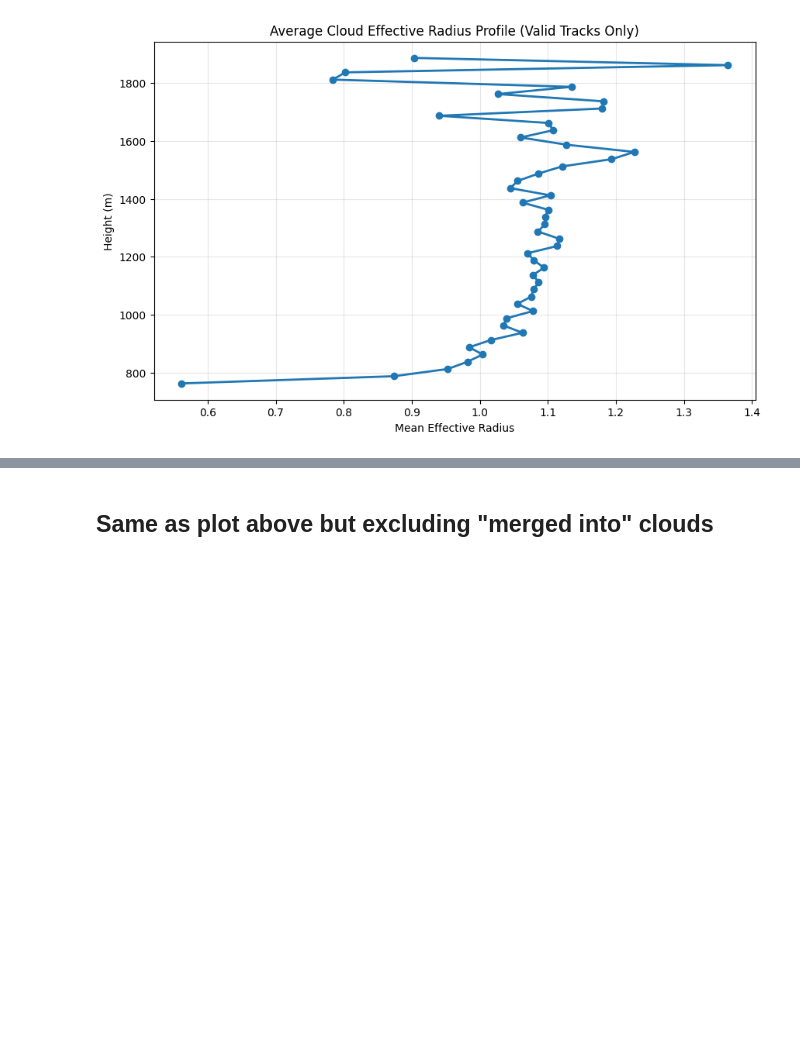
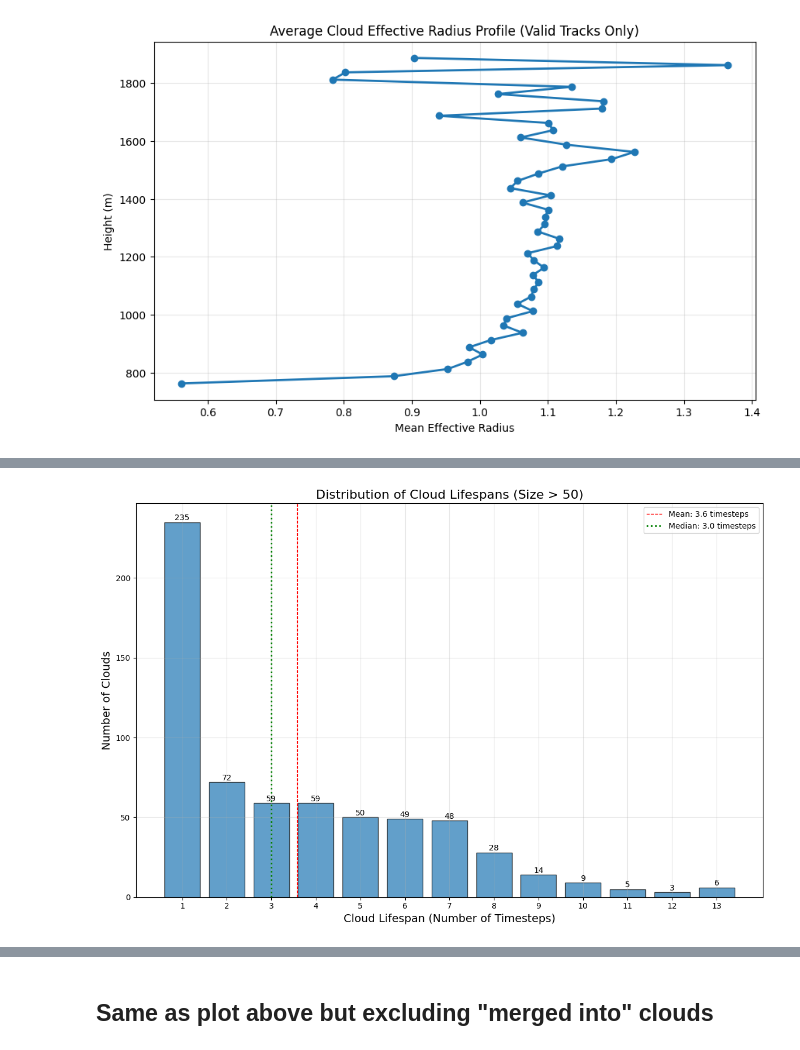
Before and after one commit to jurezgubic/CloudTracking, a Jupyter notebook: analysis/output_analysis_vertical_profiles.ipynb, the cells around one changed output, grey strips where cells are left out. Drawn from its saved outputs; the diff is of its cells as text; code cells hidden in the pictures; blank space fills up the shorter version.

Commit message:
decorative plot  adjustment

```diff
--- a/analysis/output_analysis_vertical_profiles.ipynb
+++ b/analysis/output_analysis_vertical_profiles.ipynb
@@ -617,0 +618,93 @@ Using 9972 complete-lifetime tracks out of 10000 total tracks
+# %%
+import numpy as np
+import matplotlib.pyplot as plt
+from netCDF4 import Dataset
+
+nc_file = '../cloud_results.nc'
+
+with Dataset(nc_file, 'r') as dataset:
+    # Read cloud sizes
+    size_data = dataset.variables['size'][:]
+    age_data = dataset.variables['age'][:]
+
+    # Calculate maximum cloud size for each track
+    max_cloud_sizes = np.nanmax(size_data, axis=1)
+
+    # Filter out clouds that never grow larger than 10 points
+    valid_clouds = max_cloud_sizes > 50
+    size_data = size_data[valid_clouds]
+    age_data = age_data[valid_clouds]
+    max_cloud_sizes = max_cloud_sizes[valid_clouds]
+
+    # Remove any NaN values that might occur if a cloud has no valid sizes
+    max_cloud_sizes = max_cloud_sizes[~np.isnan(max_cloud_sizes)]
+
+    # Calculate cloud lifespans
+    cloud_lifespans = []
+    for track_idx in range(age_data.shape[0]):
+        track_ages = age_data[track_idx, :]
+        valid_ages = track_ages[track_ages >= 0]
+        if len(valid_ages) > 0:
+            lifespan = np.max(valid_ages) + 1
+            cloud_lifespans.append(lifespan)
+    cloud_lifespans = np.array(cloud_lifespans)
+
+# Create the histogram of cloud lifespans
+plt.figure(figsize=(12, 8))
+max_lifespan = int(np.max(cloud_lifespans)) if len(cloud_lifespans) > 0 else 0
+bins = range(1, max_lifespan + 2)
+
+if len(cloud_lifespans) > 0:
+    counts, edges, _ = plt.hist(cloud_lifespans, bins=bins, align='left', alpha=0.7,
+                               edgecolor='black', rwidth=0.8)
+    for i, count in enumerate(counts):
+        if count > 0:
+            plt.text(i + 1, count + 0.1, str(int(count)),
+                     horizontalalignment='center', verticalalignment='bottom')
+    mean_lifespan = np.mean(cloud_lifespans)
+    median_lifespan = np.median(cloud_lifespans)
+    plt.axvline(mean_lifespan, color='red', linestyle='dashed', linewidth=1,
+               label=f'Mean: {mean_lifespan:.1f} timesteps')
+    plt.axvline(median_lifespan, color='green', linestyle='dotted', linewidth=2,
+               label=f'Median: {median_lifespan:.1f} timesteps')
+    plt.xlabel('Cloud Lifespan (Number of Timesteps)', fontsize=14)
+    plt.ylabel('Number of Clouds', fontsize=14)
+    plt.title('Distribution of Cloud Lifespans (Size > 50)', fontsize=16)
+    plt.grid(True, alpha=0.3)
+    plt.xticks(range(1, max_lifespan + 1))
+    plt.legend()
+else:
+    plt.text(0.5, 0.5, "No valid cloud lifespan data available",
+             horizontalalignment='center', verticalalignment='center',
+             transform=plt.gca().transAxes, fontsize=14)
+
+plt.tight_layout()
+plt.show()
+
+# Create the histogram of maximum cloud sizes
+plt.figure(figsize=(12, 8))
+
+if len(max_cloud_sizes) > 0:
+    plt.hist(max_cloud_sizes, bins=20, alpha=0.7, edgecolor='black')
+
+    # Calculate statistics
+    mean_size = np.mean(max_cloud_sizes)
+    median_size = np.median(max_cloud_sizes)
+
+    # Add statistics to the plot
+    plt.axvline(mean_size, color='red', linestyle='dashed', linewidth=1, label=f'Mean: {mean_size:.1f}')
+    plt.axvline(median_size, color='green', linestyle='dotted', linewidth=2, label=f'Median: {median_size:.1f}')
+
+    plt.xlabel('Maximum Cloud Size', fontsize=14)
+    plt.ylabel('Number of Clouds', fontsize=14)
+    plt.title('Distribution of Maximum Cloud Sizes (Size > 50)', fontsize=16)
+    plt.grid(True, alpha=0.3)
+    plt.legend()
+else:
+    plt.text(0.5, 0.5, "No valid cloud size data available", horizontalalignment='center',
+             verticalalignment='center', transform=plt.gca().transAxes, fontsize=14)
+
+plt.tight_layout()
+plt.show()
+# %% [output]
+[figure, added]
```
Also changed, not shown: parts of 10 cells of this notebook, 1 other file.
